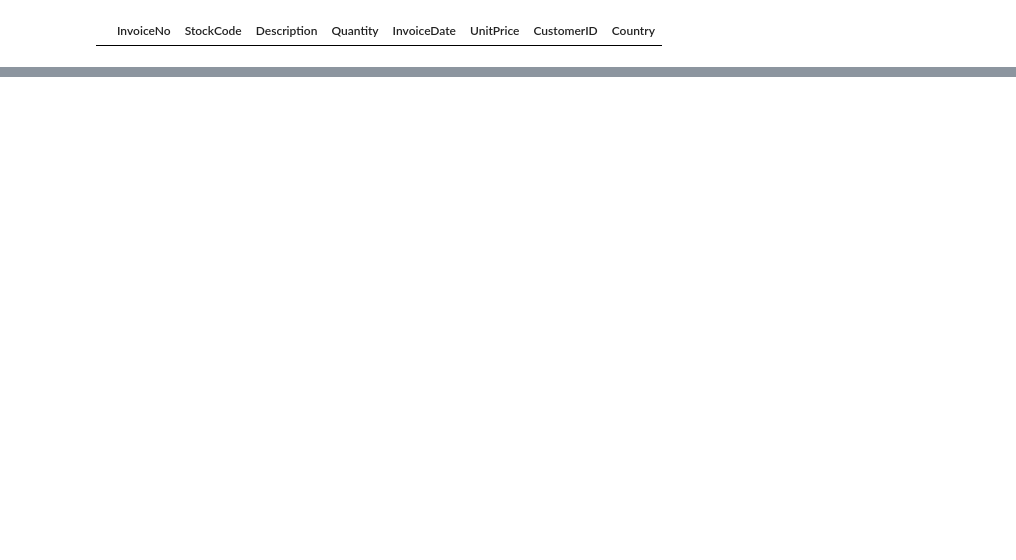
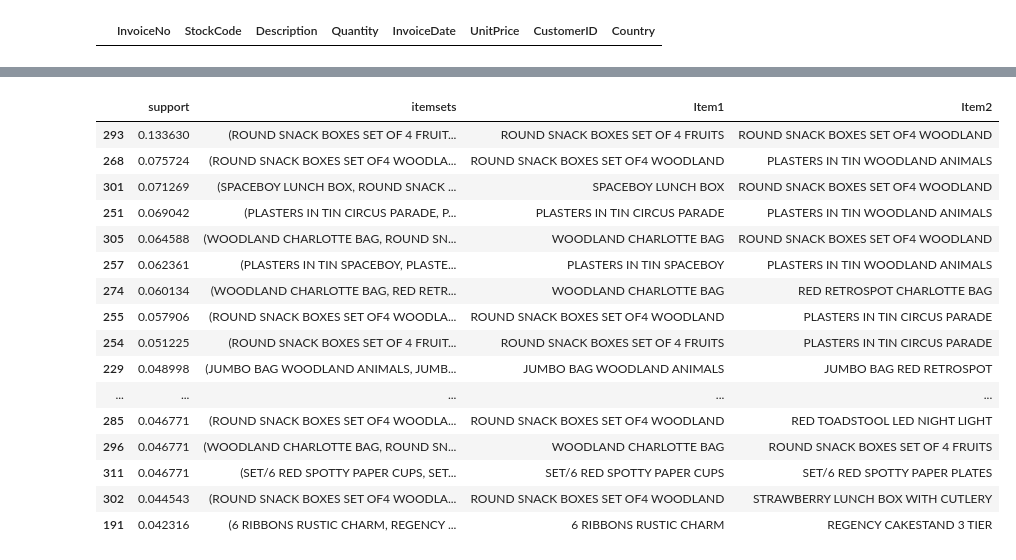
Before and after one commit to tatv047/online-retail-data-analysis, a Jupyter notebook: notebooks/market-basket-analysis.ipynb, the cells around one changed output, grey strips where cells are left out. Drawn from its saved outputs; the diff is of its cells as text; code cells hidden in the pictures; blank space fills up the shorter version.

```diff
--- a/notebooks/market-basket-analysis.ipynb
+++ b/notebooks/market-basket-analysis.ipynb
@@ -203,0 +313,4 @@ I was getting tempted to remove
+# %%
+# Group by InvoiceNo and aggregate product Description into list to create a basket
+mybasket = germany_df.groupby('InvoiceNo')['Description'].apply(list)
+mybasket.head(5)
@@ -203,0 +422,26 @@ I was getting tempted to remove
+# %%
+# top 20 pairs
+top_20_pairs = top_pairs.head(20).copy()
+
+# creating a modified dataframe
+top_20_pairs['Item1'] = top_20_pairs['itemsets'].apply(lambda x: list(x)[0])
+top_20_pairs['Item2'] = top_20_pairs['itemsets'].apply(lambda x: list(x)[1])
+top_20_pairs
+# %% [output]
+|  | support | itemsets | Item1 | Item2 |
+| 293 | 0.133630 | (ROUND SNACK BOXES SET OF 4 FRUIT... | ROUND SNACK BOXES SET OF 4 FRUITS | ROUND SNACK BOXES SET OF4 WOODLAND |
+| 268 | 0.075724 | (ROUND SNACK BOXES SET OF4 WOODLA... | ROUND SNACK BOXES SET OF4 WOODLAND | PLASTERS IN TIN WOODLAND ANIMALS |
+| 301 | 0.071269 | (SPACEBOY LUNCH BOX, ROUND SNACK ... | SPACEBOY LUNCH BOX | ROUND SNACK BOXES SET OF4 WOODLAND |
+| 251 | 0.069042 | (PLASTERS IN TIN CIRCUS PARADE, P... | PLASTERS IN TIN CIRCUS PARADE | PLASTERS IN TIN WOODLAND ANIMALS |
+| 305 | 0.064588 | (WOODLAND CHARLOTTE BAG, ROUND SN... | WOODLAND CHARLOTTE BAG | ROUND SNACK BOXES SET OF4 WOODLAND |
+| 257 | 0.062361 | (PLASTERS IN TIN SPACEBOY, PLASTE... | PLASTERS IN TIN SPACEBOY | PLASTERS IN TIN WOODLAND ANIMALS |
+| 274 | 0.060134 | (WOODLAND CHARLOTTE BAG, RED RETR... | WOODLAND CHARLOTTE BAG | RED RETROSPOT CHARLOTTE BAG |
+| 255 | 0.057906 | (ROUND SNACK BOXES SET OF4 WOODLA... | ROUND SNACK BOXES SET OF4 WOODLAND | PLASTERS IN TIN CIRCUS PARADE |
+| 254 | 0.051225 | (ROUND SNACK BOXES SET OF 4 FRUIT... | ROUND SNACK BOXES SET OF 4 FRUITS | PLASTERS IN TIN CIRCUS PARADE |
+| 229 | 0.048998 | (JUMBO BAG WOODLAND ANIMALS, JUMB... | JUMBO BAG WOODLAND ANIMALS | JUMBO BAG RED RETROSPOT |
+| ... | ... | ... | ... | ... |
+| 285 | 0.046771 | (ROUND SNACK BOXES SET OF4 WOODLA... | ROUND SNACK BOXES SET OF4 WOODLAND | RED TOADSTOOL LED NIGHT LIGHT |
+| 296 | 0.046771 | (WOODLAND CHARLOTTE BAG, ROUND SN... | WOODLAND CHARLOTTE BAG | ROUND SNACK BOXES SET OF 4 FRUITS |
+| 311 | 0.046771 | (SET/6 RED SPOTTY PAPER CUPS, SET... | SET/6 RED SPOTTY PAPER CUPS | SET/6 RED SPOTTY PAPER PLATES |
+| 302 | 0.044543 | (ROUND SNACK BOXES SET OF4 WOODLA... | ROUND SNACK BOXES SET OF4 WOODLAND | STRAWBERRY LUNCH BOX WITH CUTLERY |
+| 191 | 0.042316 | (6 RIBBONS RUSTIC CHARM, REGENCY ... | 6 RIBBONS RUSTIC CHARM | REGENCY CAKESTAND 3 TIER |
```
Also changed, not shown: parts of 33 cells of this notebook.
